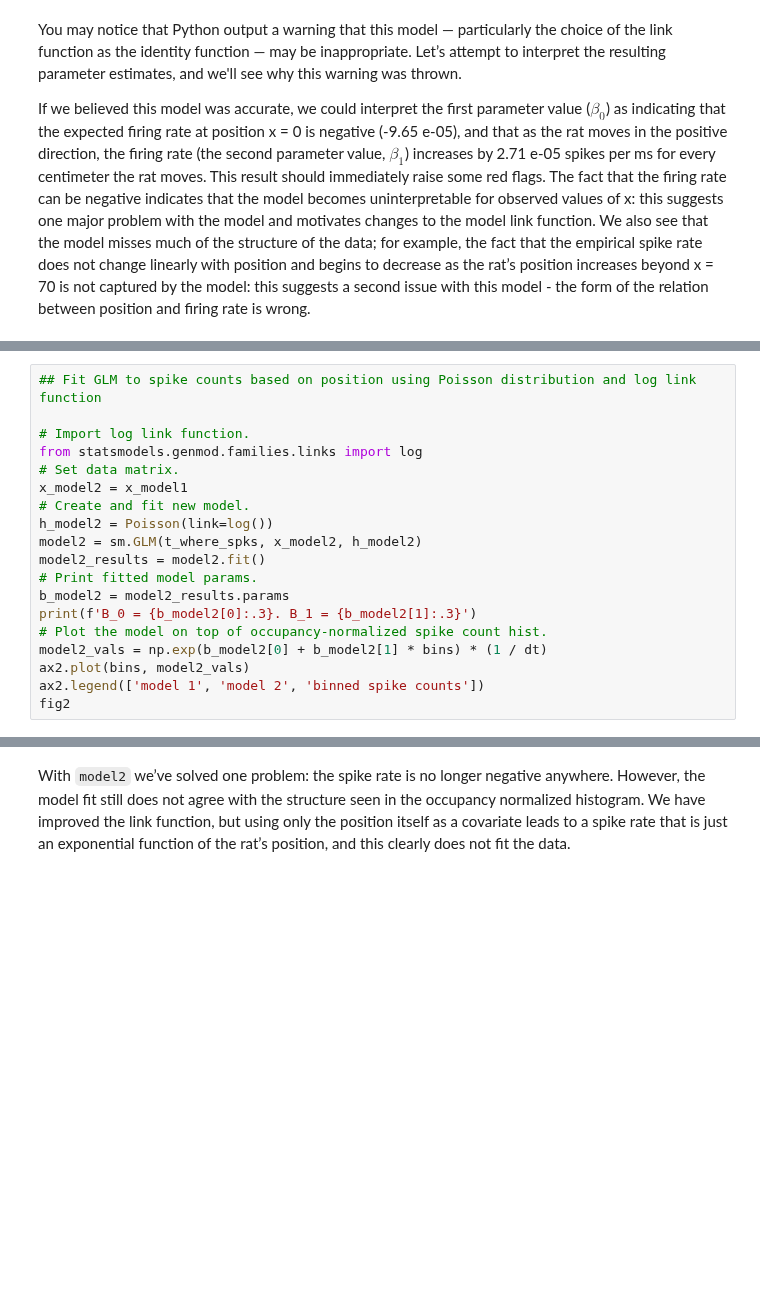
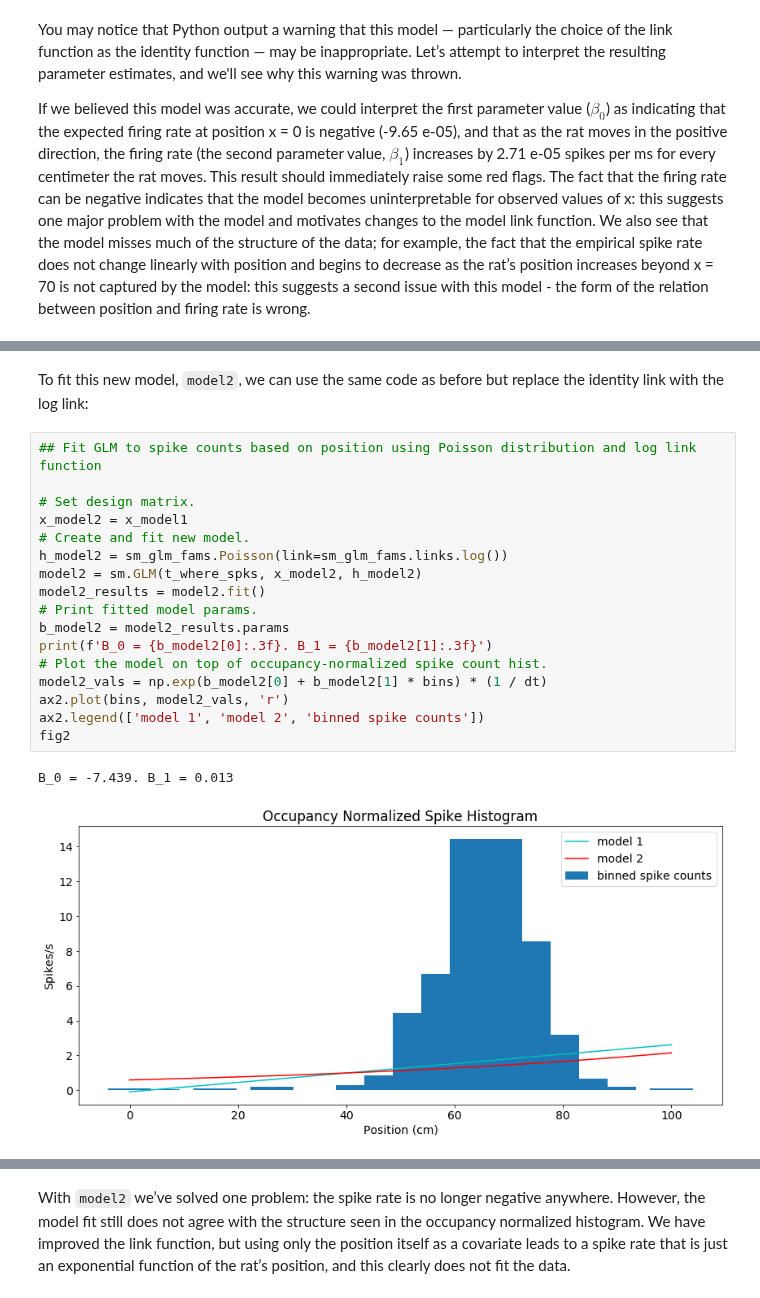
Before and after one commit to jaib1/Case-Studies-Python, a Jupyter notebook: content/09/point-process-glms.ipynb, the cells around one changed output, grey strips where cells are left out. Saved outputs shown, nothing was run; the diff lists cells and outputs as text; blank space fills up the shorter version.

```diff
--- a/content/09/point-process-glms.ipynb
+++ b/content/09/point-process-glms.ipynb
@@ -238,22 +232,25 @@ To fit this new model, `model2`, we can use the same code as before but replace
+# %% [markdown]
+To fit this new model, `model2`, we can use the same code as before but replace the identity link with the log link:
 # %%
 ## Fit GLM to spike counts based on position using Poisson distribution and log link function
 
-# Import log link function.
-from statsmodels.genmod.families.links import log
-# Set data matrix.
+# Set design matrix.
 x_model2 = x_model1
 # Create and fit new model.
-h_model2 = Poisson(link=log())
+h_model2 = sm_glm_fams.Poisson(link=sm_glm_fams.links.log())
 model2 = sm.GLM(t_where_spks, x_model2, h_model2)
 model2_results = model2.fit()
 # Print fitted model params.
 b_model2 = model2_results.params
-print(f'B_0 = {b_model2[0]:.3}. B_1 = {b_model2[1]:.3}')
+print(f'B_0 = {b_model2[0]:.3f}. B_1 = {b_model2[1]:.3f}')
 # Plot the model on top of occupancy-normalized spike count hist.
 model2_vals = np.exp(b_model2[0] + b_model2[1] * bins) * (1 / dt)
-ax2.plot(bins, model2_vals)
+ax2.plot(bins, model2_vals, 'r')
 ax2.legend(['model 1', 'model 2', 'binned spike counts'])
 fig2
+# %% [output]
+B_0 = -7.439. B_1 = 0.013
+[figure, added]
 # %% [markdown]
 Let’s examine the model fit more closely. When x = 0, the firing rate under model 2 is
 
```
Also changed, not shown: parts of 90 cells of this notebook, 1 other file.
